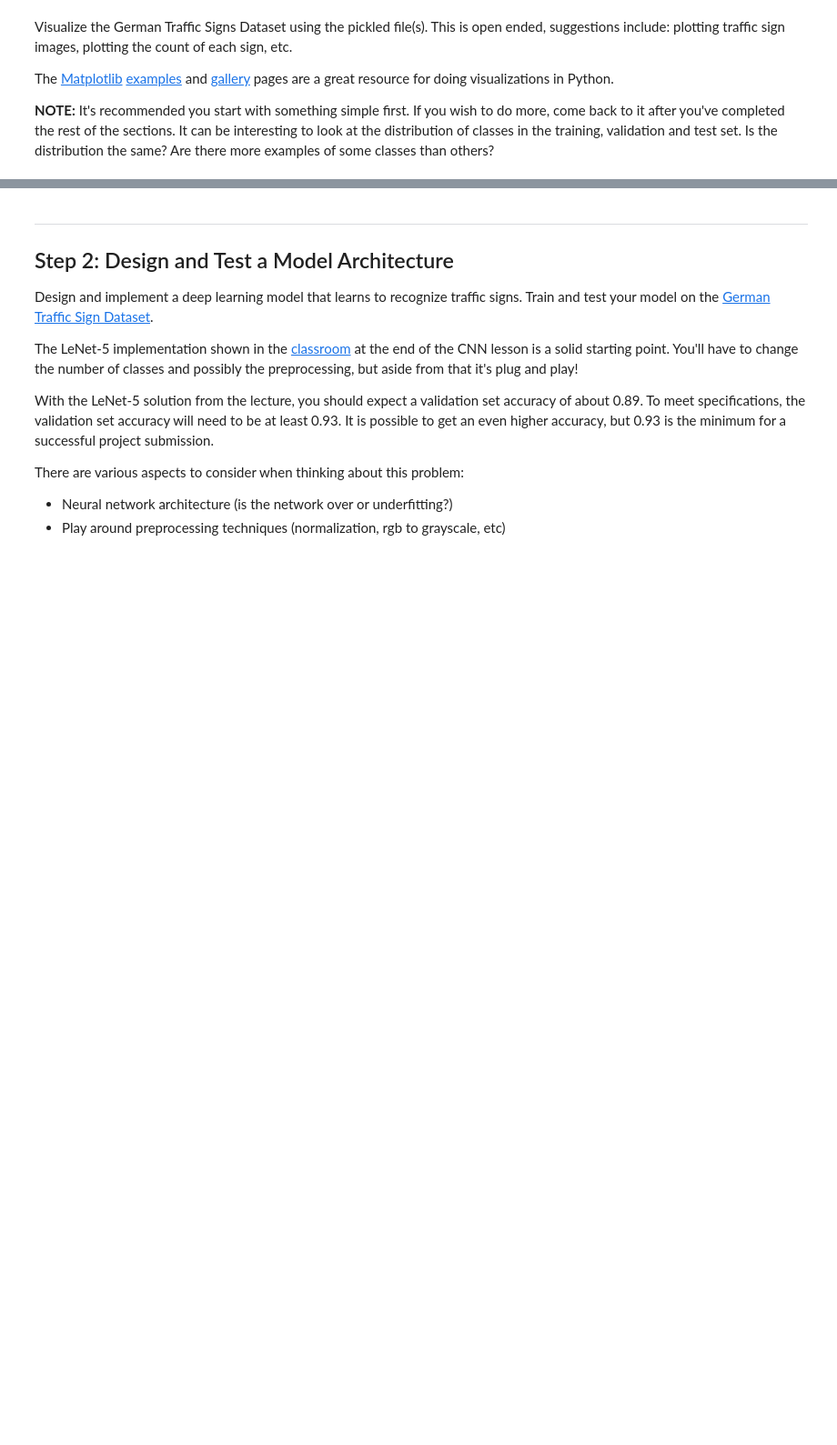
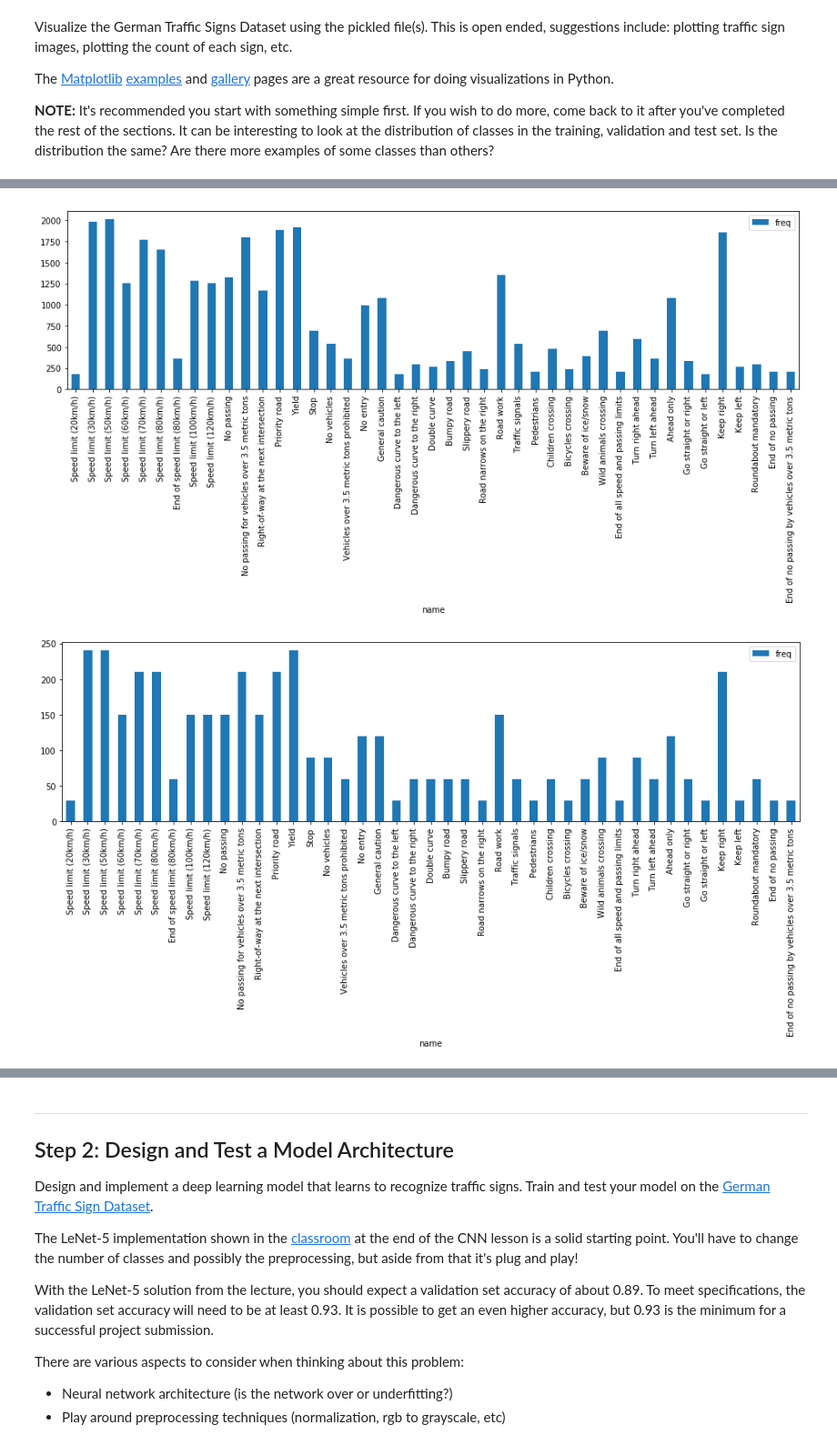
Before and after one commit to georgios-v/CarND-Traffic-Sign-Classifier-Project, a Jupyter notebook: Traffic_Sign_Classifier.ipynb, the cells around one changed output, grey strips where cells are left out. Shown: that part at 91% size. Drawn from its saved outputs; the diff is of its cells as text; code cells hidden in the pictures; blank space fills up the shorter version.

```diff
--- a/Traffic_Sign_Classifier.ipynb
+++ b/Traffic_Sign_Classifier.ipynb
@@ -92,3 +100,8 @@ Visualize the German Traffic Signs Dataset using the pickled file(s). This is op
 The [Matplotlib](http://matplotlib.org/) [examples](http://matplotlib.org/examples/index.html) and [gallery](http://matplotlib.org/gallery.html) pages are a great resource for doing visualizations in Python.
 
 **NOTE:** It's recommended you start with something simple first. If you wish to do more, come back to it after you've completed the rest of the sections. It can be interesting to look at the distribution of classes in the training, validation and test set. Is the distribution the same? Are there more examples of some classes than others?
+# %%
+# Load sign names file
+db = pd.read_csv("signnames.csv")
+db.set_index("ClassId")
+db.head(n=5)
@@ -94,0 +115,28 @@ The [Matplotlib](http://matplotlib.org/) [examples](http://matplotlib.org/exampl
+# %%
+# frequency analysis
+def freq(x):
+    y = np.bincount(x)
+    return y
+
+
+def group_by_freq(y, db):
+    f = freq(y)
+    arr = []
+    for i, v in enumerate(f):
+        arr.append({"name": db.loc[[i]]["SignName"].values[0], "freq": v})
+    return pd.DataFrame(arr)
+
+
+def plot(y):
+    y.plot(kind='bar', x='name', figsize=(16, 4), sort_columns=True)
+
+Y_freq = {}
+Y_freq['train'] = group_by_freq(Y['train'], db)
+plot(Y_freq['train'])
+Y_freq['valid'] = group_by_freq(Y['valid'], db)
+plot(Y_freq['valid'])
+Y_freq['test'] = group_by_freq(Y['test'], db)
+plot(Y_freq['test'])
+# %% [output]
+[figure, added]
+[figure, added]
```
Also changed, not shown: parts of 11 cells of this notebook, 3 other files.
